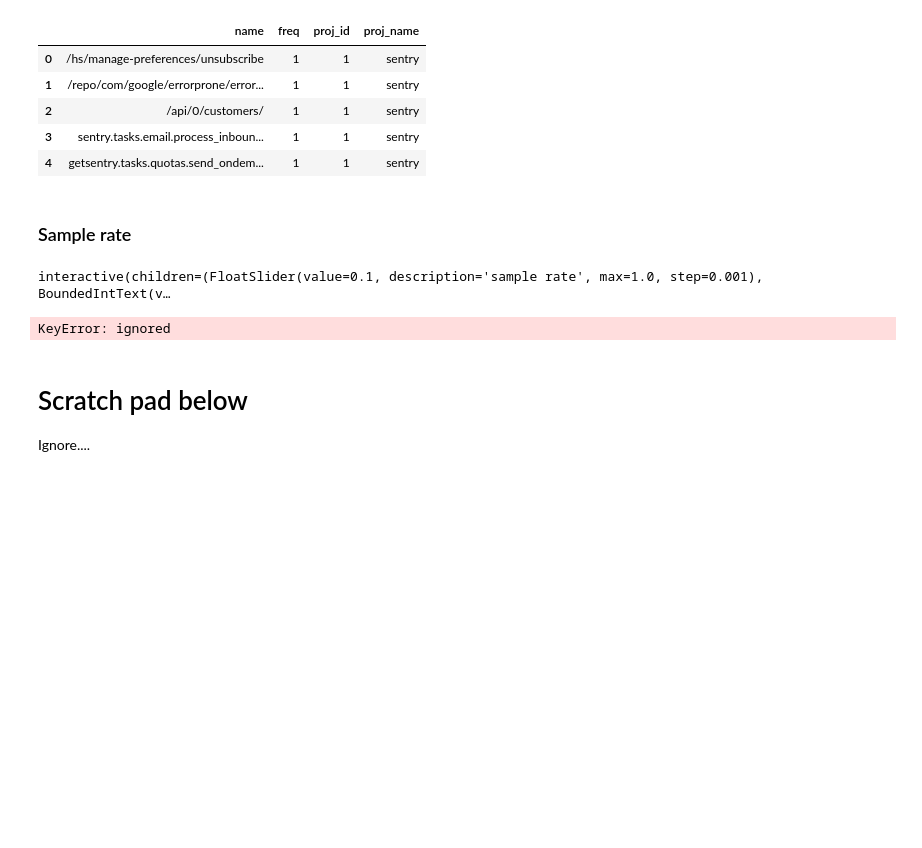
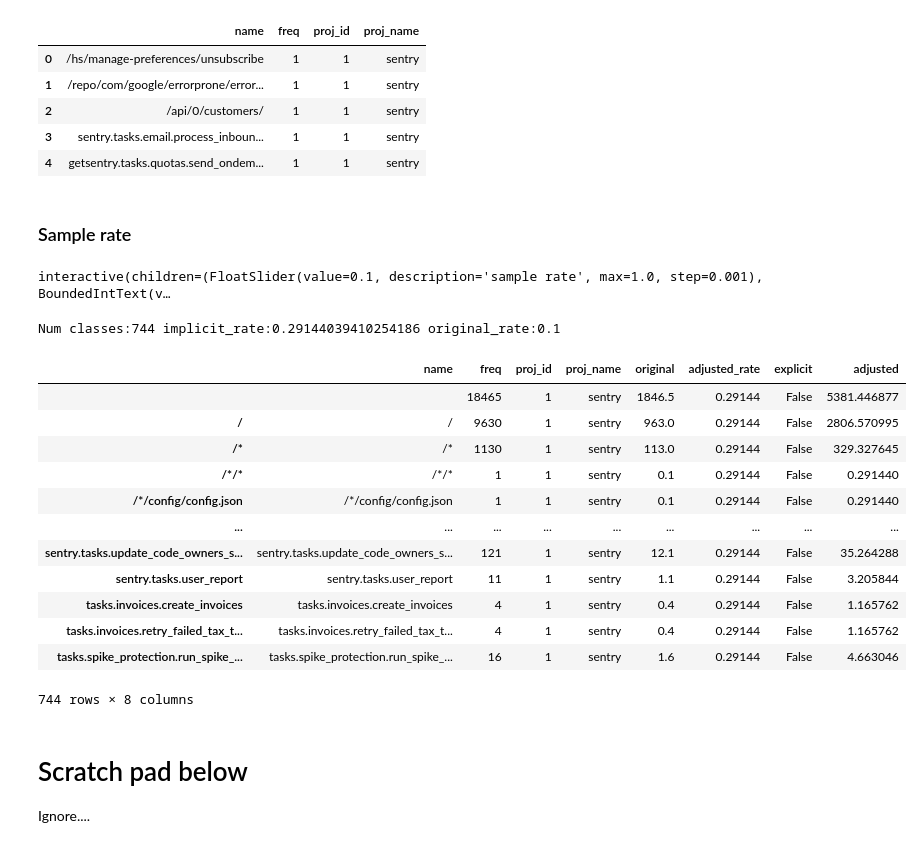
Before and after one commit to RaduW/volume-rebalance, a Jupyter notebook: volume_rebalancing.ipynb, the cells around one changed output. Cells and saved outputs as stored; diff of their text form; code cells hidden in the pictures; blank space fills up the shorter version.

Commit message:
Now works with multiple projects

```diff
--- a/volume_rebalancing.ipynb
+++ b/volume_rebalancing.ipynb
@@ -78,41 +78,45 @@ The model has the following input parameters:
 *   a list of initial counts representing the number of elements for each class `counts`
 *   an overall desired sample rate: `global_rate` (input via slider)
 # %%
-
-
 def process_data(global_rate:float, items_high:int, items_low:int, project:str, trans_data: pd.DataFrame):
 
     data = trans_data.sort_values(by=["freq"],ignore_index=True, ascending=True)
-    data = data[trans_data["proj_name"] == project]
-
+    data = data[data["proj_name"] == project]
 
     counts = data["freq"]
     ideal_rate = counts.mean() * global_rate
     cnts_min = counts.min()
     cnts_max = counts.max()
     total = counts.sum()
-    num_classes = counts.count()
-    ideal_rate, cnts_min, cnts_max, total, num_classes
+    num_classes = len(counts)
 
     data = data.set_index("name", drop=False)
     data["original"] = data["freq"]* global_rate
-    explicit_transactions = pd.concat([data[:items_low], data[-items_high:]])
+    if items_low + items_high < num_classes:
+      if items_high == 0:
+        explicit_transactions = data[:items_low]
+      else:
+        explicit_transactions = pd.concat([data[:items_low], data[-items_high:]])
+    else:
+      explicit_transactions = data # we resize everything explicitly
+
     explicit_transactions_tuple = list(explicit_transactions[["name", "freq"]].itertuples(name=None, index=False))
     adjusted, implicit_rate = adjust_sample_rate(classes=explicit_transactions_tuple, rate=global_rate, total_num_classes=num_classes, total=total)
-
     adjusted_df = pd.DataFrame.from_dict(data = adjusted, orient="index", columns=["adjusted_rate"] )
 
     # now calculate the adjusted count
-    df = original_df.join(adjusted_df, how="outer")
+    df = data.join(adjusted_df, how="outer")
 
-    # keep count of the explicit rates
+    # # keep count of the explicit rates
     df["explicit"]= ~df['adjusted_rate'].isna()
-
-    # set the adjusted rates for the implicit values
+    # # set the adjusted rates for the implicit values
     df["adjusted_rate"] = df["adjusted_rate"].fillna(implicit_rate)
 
     df["adjusted"] = df["freq"]* df["adjusted_rate"]
+
+    print( f"Num classes:{num_classes} implicit_rate:{implicit_rate} original_rate:{global_rate}")
     return df
+
 
 
 def plot_rates(ax, data, last_low, first_high, global_rate, x_limit=None, log=False):
@@ -169,12 +173,12 @@ def draw_rebalance_graphs(global_rate, items_high, items_low, project, trans_dat
 
     df = process_data(global_rate, items_high, items_low, project, trans_data)
 
-    counts_series = df["counts"]
+    counts_series = df["freq"]
 
     last_low = counts_series.iloc[items_low]
     first_high = counts_series.iloc[-items_high]
 
-    df2 = df.melt(id_vars=["counts"],value_vars=["adjusted","original"], var_name="series", value_name = "rate")
+    df2 = df.melt(id_vars=["freq"],value_vars=["adjusted","original"], var_name="series", value_name = "rate")
     fig, ax = plt.subplots(nrows = 4 ,figsize=(20,20))
 
     draw_rate_change(ax[0], df)
@@ -241,14 +223,26 @@ widgets.interact(rebalance_generator(trans_data), global_rate = global_rate, ite
 # %% [output]
 interactive(children=(FloatSlider(value=0.1, description='sample rate', max=1.0, step=0.001), BoundedIntText(v…
 # %%
-transactions = counts
 items_high = 10
-items_low = 10
+items_low = 20
 rate = 0.1
 
 process_data(rate, items_high, items_low, "sentry", trans_data)
 # %% [output]
-KeyError: ignored
+Num classes:744 implicit_rate:0.29144039410254186 original_rate:0.1
+|  | name | freq | proj_id | proj_name | original | adjusted_rate | explicit | adjusted |
+|  |  | 18465 | 1 | sentry | 1846.5 | 0.29144 | False | 5381.446877 |
+| / | / | 9630 | 1 | sentry | 963.0 | 0.29144 | False | 2806.570995 |
+| /* | /* | 1130 | 1 | sentry | 113.0 | 0.29144 | False | 329.327645 |
+| /*/* | /*/* | 1 | 1 | sentry | 0.1 | 0.29144 | False | 0.291440 |
+| /*/config/config.json | /*/config/config.json | 1 | 1 | sentry | 0.1 | 0.29144 | False | 0.291440 |
+| ... | ... | ... | ... | ... | ... | ... | ... | ... |
+| sentry.tasks.update_code_owners_s... | sentry.tasks.update_code_owners_s... | 121 | 1 | sentry | 12.1 | 0.29144 | False | 35.264288 |
+| sentry.tasks.user_report | sentry.tasks.user_report | 11 | 1 | sentry | 1.1 | 0.29144 | False | 3.205844 |
+| tasks.invoices.create_invoices | tasks.invoices.create_invoices | 4 | 1 | sentry | 0.4 | 0.29144 | False | 1.165762 |
+| tasks.invoices.retry_failed_tax_t... | tasks.invoices.retry_failed_tax_t... | 4 | 1 | sentry | 0.4 | 0.29144 | False | 1.165762 |
+| tasks.spike_protection.run_spike_... | tasks.spike_protection.run_spike_... | 16 | 1 | sentry | 1.6 | 0.29144 | False | 4.663046 |
+744 rows × 8 columns
 # %% [markdown]
 # Scratch pad below
 
```
Also changed, not shown: parts of 8 cells of this notebook.
